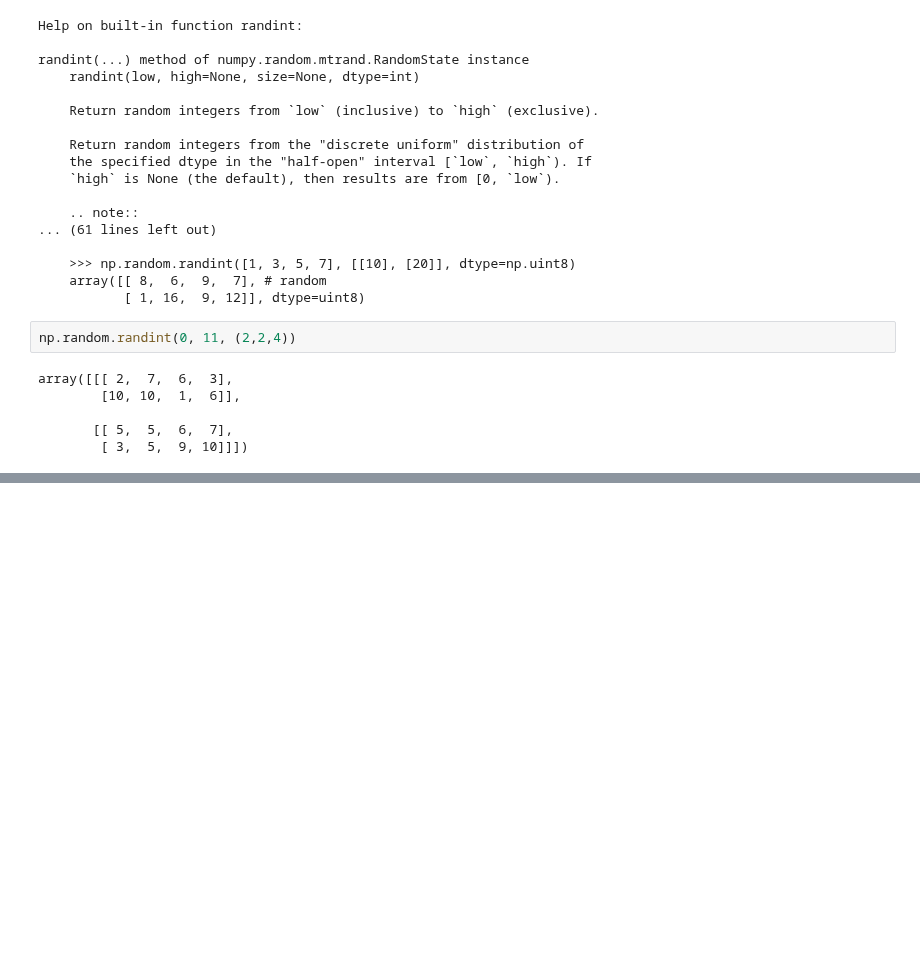
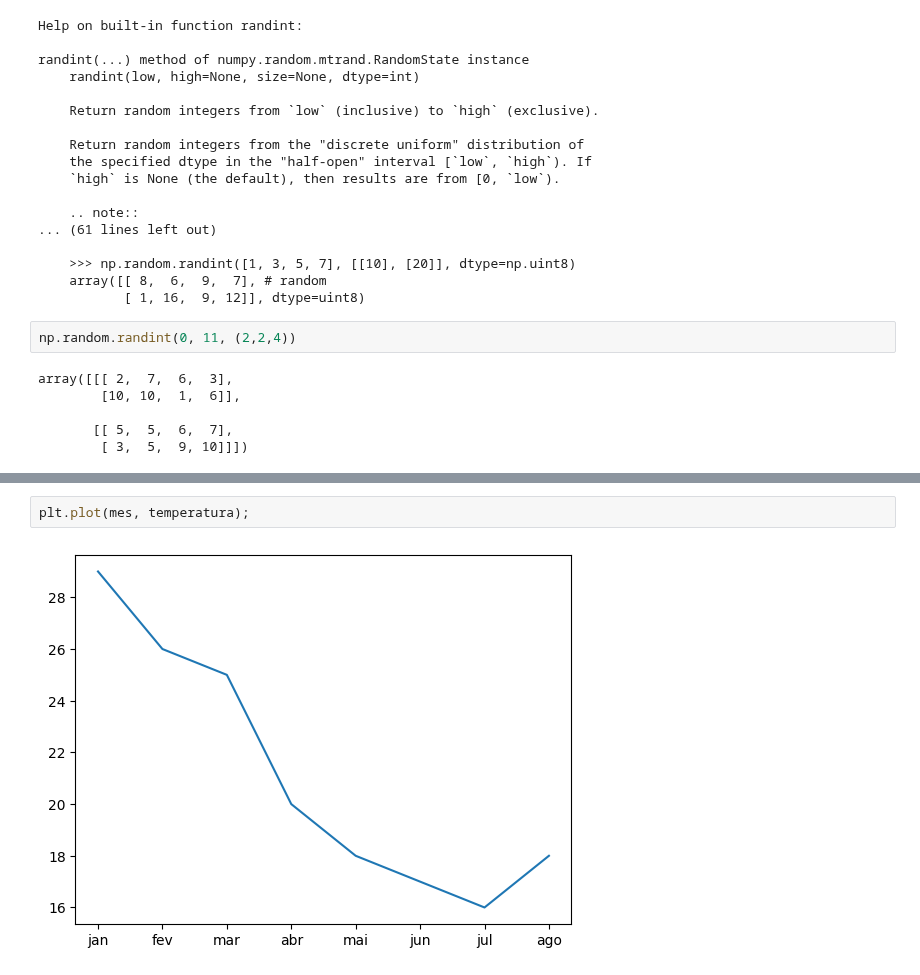
Before and after one commit to francfelipe/python-fundamentos, a Jupyter notebook: plumbers/python-fundamentos.ipynb, the cells around one changed output, grey strips where cells are left out. Drawn from its saved outputs; the diff is of its cells as text; blank space fills up the shorter version.

```diff
--- a/plumbers/python-fundamentos.ipynb
+++ b/plumbers/python-fundamentos.ipynb
@@ -2401,0 +2446,4 @@ array([[[ 2,  7,  6,  3],
+# %%
+plt.plot(mes, temperatura);
+# %% [output]
+[figure, added]
```
Also changed, not shown: parts of 13 cells of this notebook.
